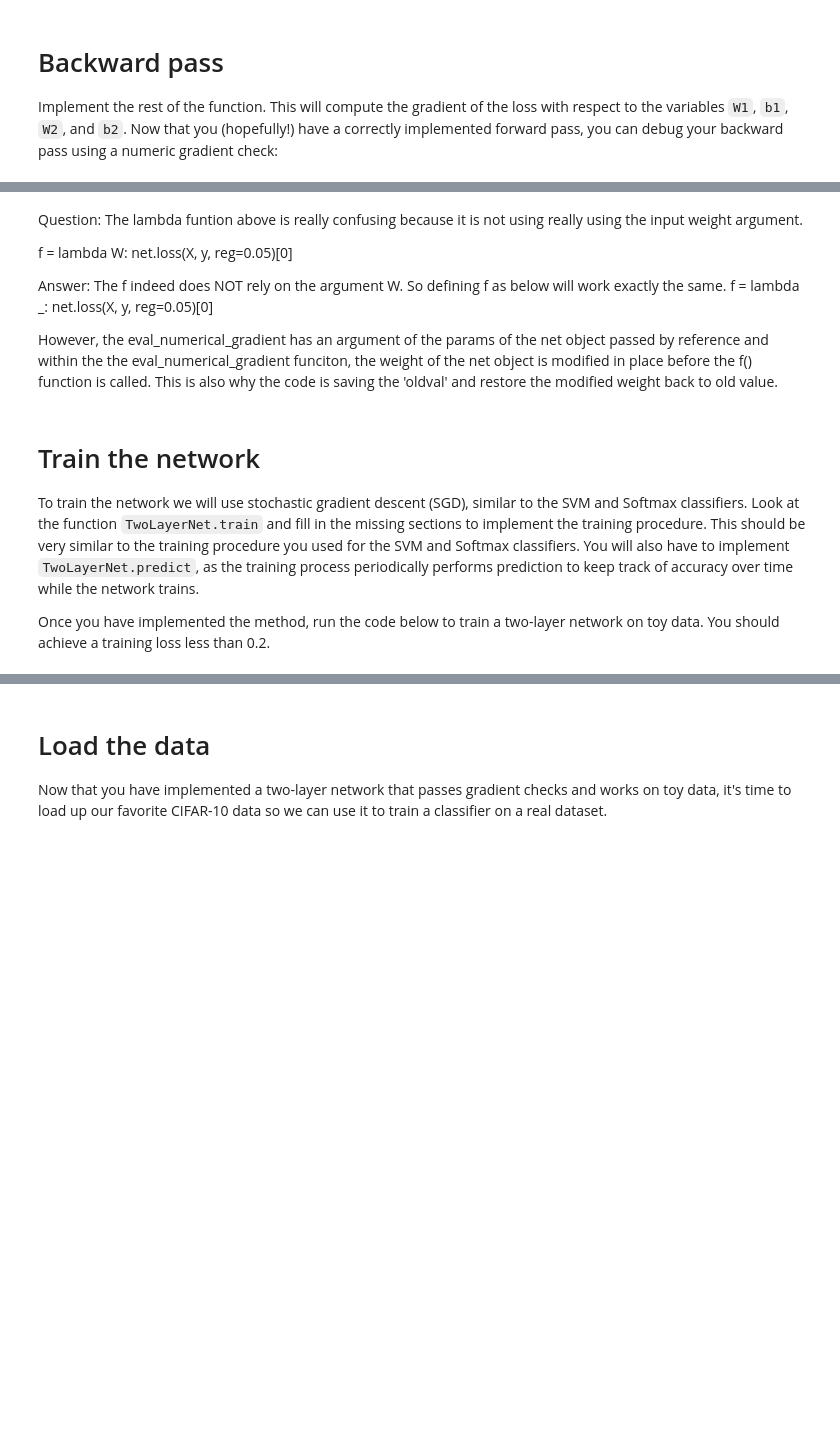
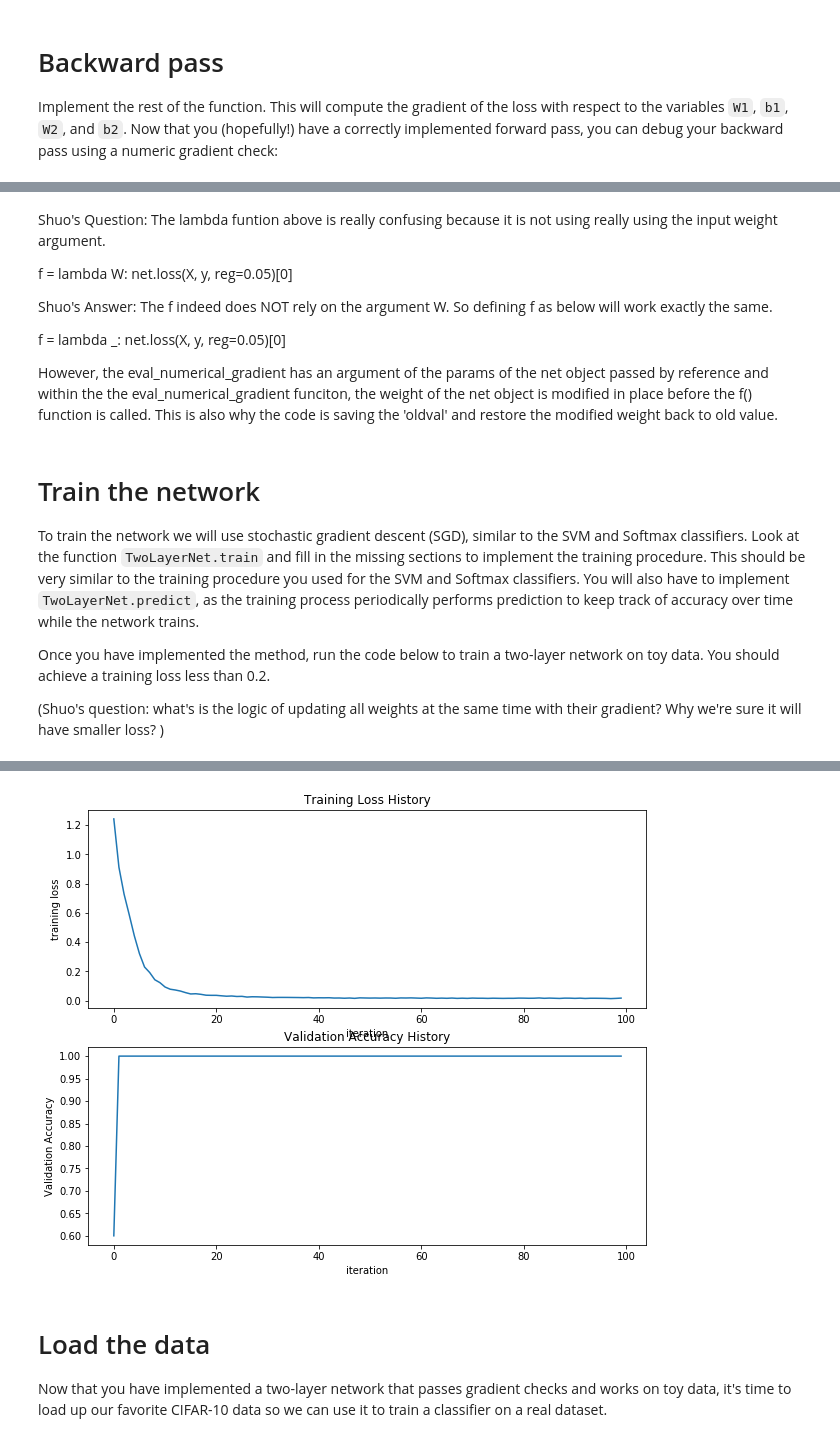
Before and after one commit to StevenShuoFeng/cs231, a Jupyter notebook: assignment1/two_layer_net.ipynb, the cells around one changed output, grey strips where cells are left out. Saved outputs shown, nothing was run; the diff lists cells and outputs as text; code cells hidden in the pictures; blank space fills up the shorter version.

Commit message:
2 layer NN train function

```diff
--- a/assignment1/two_layer_net.ipynb
+++ b/assignment1/two_layer_net.ipynb
@@ -126,11 +126,12 @@ b1 max relative error: 1.223614e-09
 # %% [markdown]
-Question: The lambda funtion above is really confusing because it is not using really using the input weight argument.
+Shuo's Question: The lambda funtion above is really confusing because it is not using really using the input weight argument.
 
 f = lambda W: net.loss(X, y, reg=0.05)[0]
 
-Answer:
+Shuo's Answer:
 The f indeed does NOT rely on the argument W. So defining f as below will work exactly the same.
-    f = lambda _: net.loss(X, y, reg=0.05)[0]
+
+f = lambda _: net.loss(X, y, reg=0.05)[0]
 
 However, the eval_numerical_gradient has an argument of the params of the net object passed by reference and within the the eval_numerical_gradient funciton, the weight of the net object is modified in place before the f() function is called. This is also why the code is saving the 'oldval' and restore the modified weight back to old value.
 # %% [markdown]
@@ -138,6 +139,8 @@ However, the eval_numerical_gradient has an argument of the params of the net ob
 To train the network we will use stochastic gradient descent (SGD), similar to the SVM and Softmax classifiers. Look at the function `TwoLayerNet.train` and fill in the missing sections to implement the training procedure. This should be very similar to the training procedure you used for the SVM and Softmax classifiers. You will also have to implement `TwoLayerNet.predict`, as the training process periodically performs prediction to keep track of accuracy over time while the network trains.
 
 Once you have implemented the method, run the code below to train a two-layer network on toy data. You should achieve a training loss less than 0.2.
+
+(Shuo's question: what's is the logic of updating all weights at the same time with their gradient? Why we're sure it will have smaller loss? )
 # %%
 net = init_toy_model()
 stats = net.train(X, y, X, y,
@@ -147,8 +150,16 @@ stats = net.train(X, y, X, y,
 print('Final training loss: ', stats['loss_history'][-1])
 
 # plot the loss history
+plt.subplot(3,1,1)
 plt.plot(stats['loss_history'])
 plt.xlabel('iteration')
 plt.ylabel('training loss')
-plt.title('Training Loss history')
+plt.title('Training Loss History')
+
+plt.subplot(3,1,3)
+plt.plot(stats['val_acc_history'])
+plt.xlabel('iteration')
+plt.ylabel('Validation Accuracy')
+plt.title('Validation Accuracy History')
 plt.show()
+# %% [output]
@@ -155,3 +167,4 @@ plt.show()
+[figure, added]
 # %% [markdown]
 # Load the data
 Now that you have implemented a two-layer network that passes gradient checks and works on toy data, it's time to load up our favorite CIFAR-10 data so we can use it to train a classifier on a real dataset.
```
Also changed, not shown: parts of 2 cells of this notebook, 1 other file.
